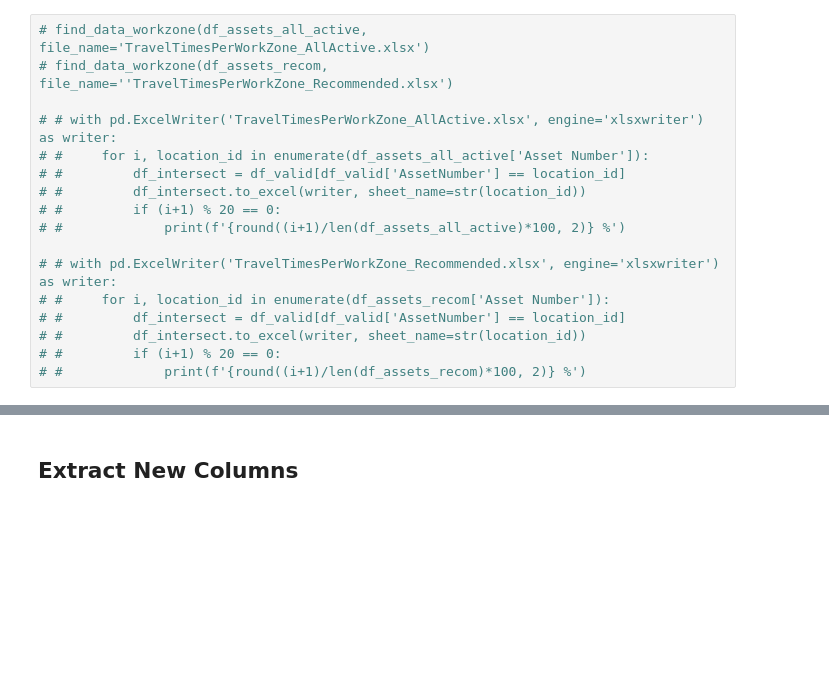
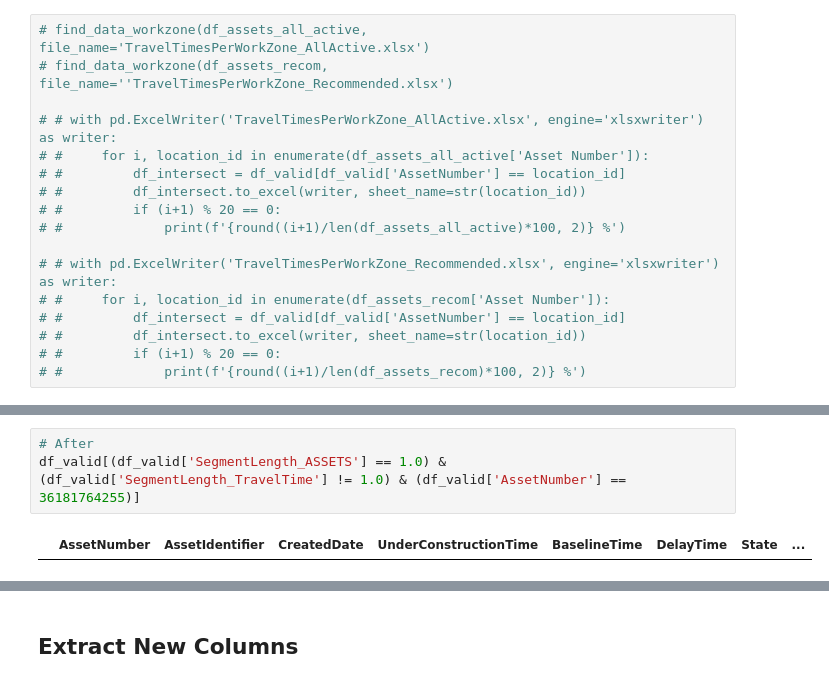
Before and after one commit to Gargoum-Lab/Workzone, a Jupyter notebook: data_cleaning_preprocessing.ipynb, the cells around one changed output, grey strips where cells are left out. Saved outputs shown, nothing was run; the diff lists cells and outputs as text; blank space fills up the shorter version.

```diff
--- a/data_cleaning_preprocessing.ipynb
+++ b/data_cleaning_preprocessing.ipynb
@@ -267,0 +311,5 @@ df_valid
+# %%
+# After
+df_valid[(df_valid['SegmentLength_ASSETS'] == 1.0) & (df_valid['SegmentLength_TravelTime'] != 1.0) & (df_valid['AssetNumber'] == 36181764255)]
+# %% [output]
+|  | AssetNumber | AssetIdentifier | CreatedDate | UnderConstructionTime | BaselineTime | DelayTime | State | ... |
```
Also changed, not shown: parts of 48 cells of this notebook.
